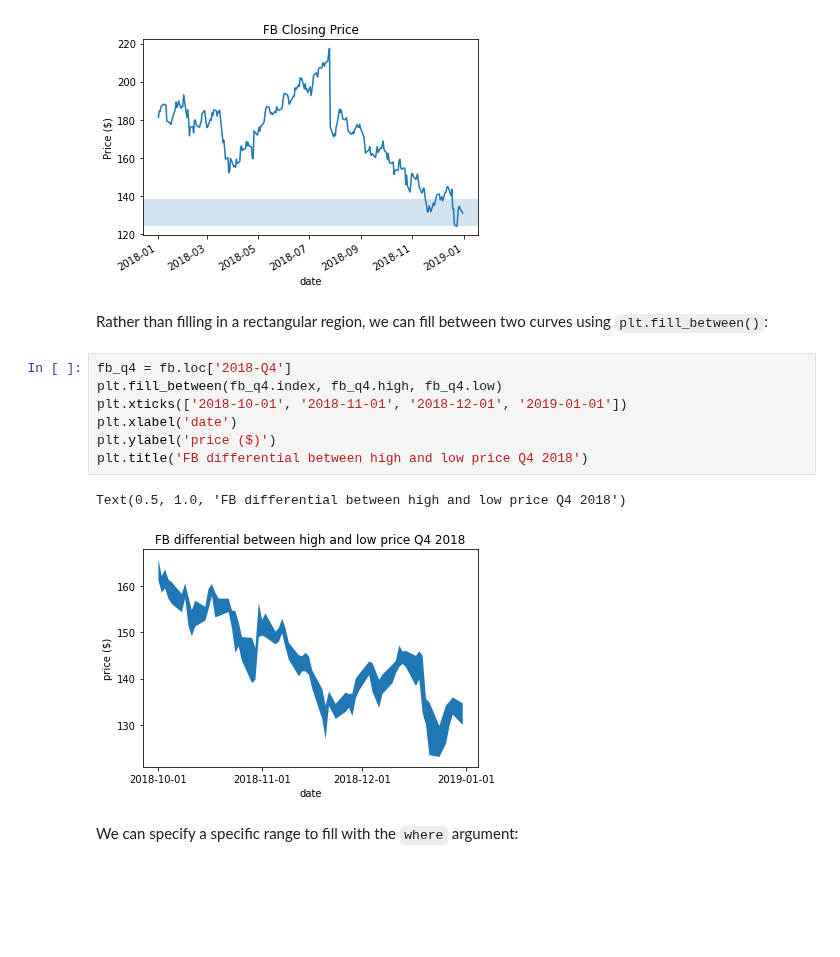
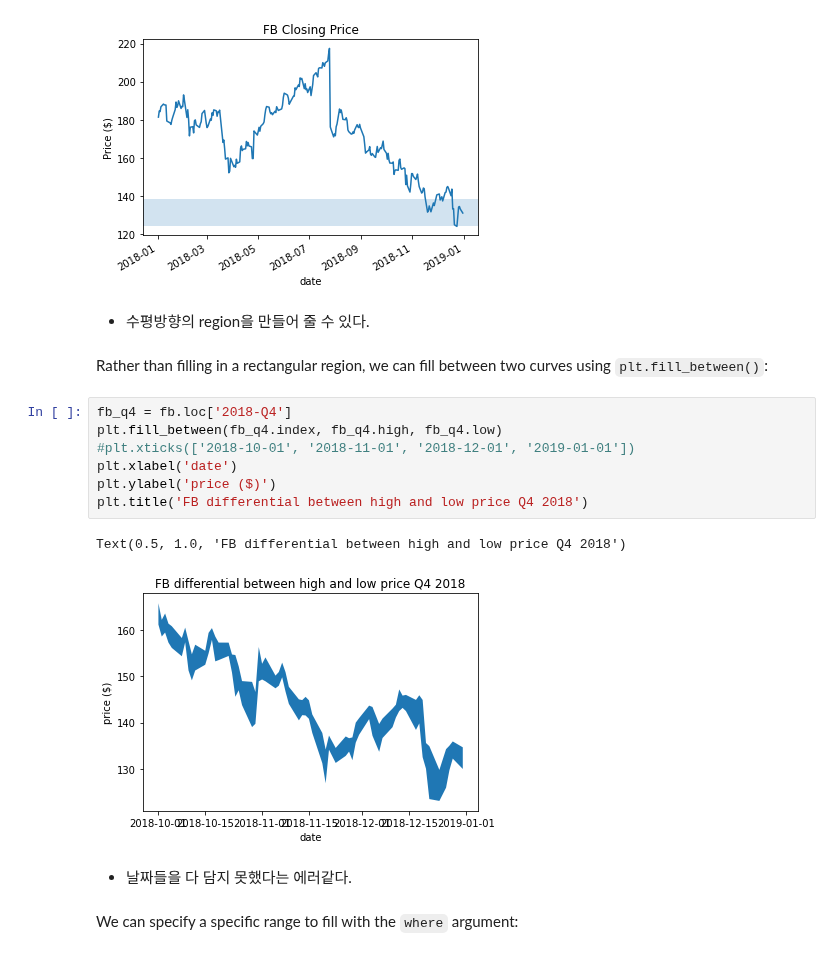
Before and after one commit to kcw0331/Environmental-Health-Big-Data-Analysis, a Jupyter notebook: 12주차/3-customizing_visualizations.ipynb, the cells around one changed output. Saved outputs shown, nothing was run; the diff lists cells and outputs as text; blank space fills up the shorter version.

```diff
--- a/12주차/3-customizing_visualizations.ipynb
+++ b/12주차/3-customizing_visualizations.ipynb
@@ -107,18 +136,22 @@ plt.ylabel('Price ($)')
 # %% [output]
 Text(0, 0.5, 'Price ($)')
 [figure]
+# %% [markdown]
+* 수평방향의 region을 만들어 줄 수 있다.
 # %% [markdown]
 Rather than filling in a rectangular region, we can fill between two curves using `plt.fill_between()`:
 # %%
 fb_q4 = fb.loc['2018-Q4']
 plt.fill_between(fb_q4.index, fb_q4.high, fb_q4.low)
-plt.xticks(['2018-10-01', '2018-11-01', '2018-12-01', '2019-01-01'])
+#plt.xticks(['2018-10-01', '2018-11-01', '2018-12-01', '2019-01-01'])
 plt.xlabel('date')
 plt.ylabel('price ($)')
 plt.title('FB differential between high and low price Q4 2018')
 # %% [output]
 Text(0.5, 1.0, 'FB differential between high and low price Q4 2018')
-[figure, old version]
+[figure, new version]
+# %% [markdown]
+* 날짜들을 다 담지 못했다는 에러같다.
 # %% [markdown]
 We can specify a specific range to fill with the `where` argument:
 # %%
```
Also changed, not shown: parts of 24 cells of this notebook.
